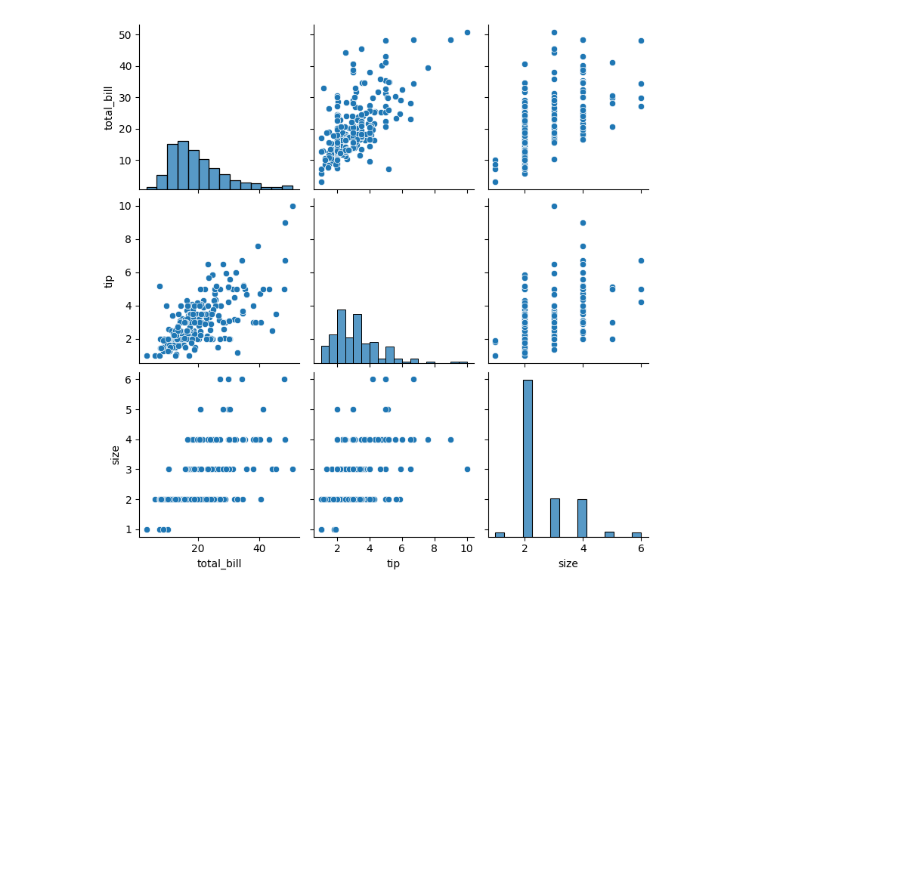
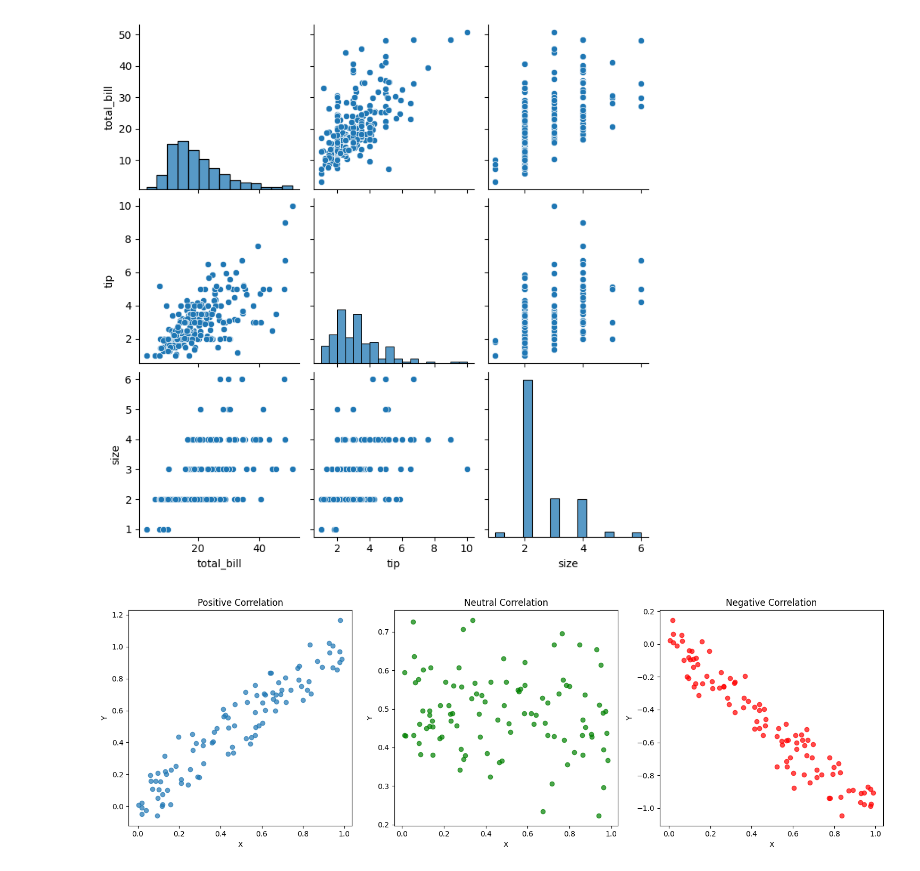
Before and after one commit to Saifullah785/statistics-for-data-science-journey, a Jupyter notebook: Lecture_07_Case_Study/Lecture_07_Case_Study.ipynb, the cells around one changed output. Cells and saved outputs as stored; diff of their text form; code cells hidden in the pictures; blank space fills up the shorter version.

```diff
--- a/Lecture_07_Case_Study/Lecture_07_Case_Study.ipynb
+++ b/Lecture_07_Case_Study/Lecture_07_Case_Study.ipynb
@@ -325,3 +325,41 @@ sns.pairplot(tips)
 # %% [output]
 <seaborn.axisgrid.PairGrid at 0x...>
 [figure]
+# %%
+import numpy as np
+import matplotlib.pyplot as plt
+
+np.random.seed(0)
+
+x = np.random.rand(100)
+y_pos = x + np.random.normal(0, 0.1, 100)
+
+x_neutral = np.random.rand(100)
+y_neutral = np.random.normal(0.5, 0.1, 100)
+
+y_neg = -x + np.random.normal(0, 0.1, 100)
+# %%
+plt.figure(figsize=(15, 5))
+
+plt.subplot(1, 3, 1)
+plt.scatter(x, y_pos, alpha=0.7)
+plt.title('Positive Correlation')
+plt.xlabel('X')
+plt.ylabel('Y')
+
+plt.subplot(1, 3, 2)
+plt.scatter(x_neutral, y_neutral, alpha=0.7, color='green')
+plt.title('Neutral Correlation')
+plt.xlabel('X')
+plt.ylabel('Y')
+
+plt.subplot(1, 3, 3)
+plt.scatter(x, y_neg, alpha=0.7, color='red')
+plt.title('Negative Correlation')
+plt.xlabel('X')
+plt.ylabel('Y')
+
+plt.tight_layout()
+plt.show()
+# %% [output]
+[figure, added]
```
